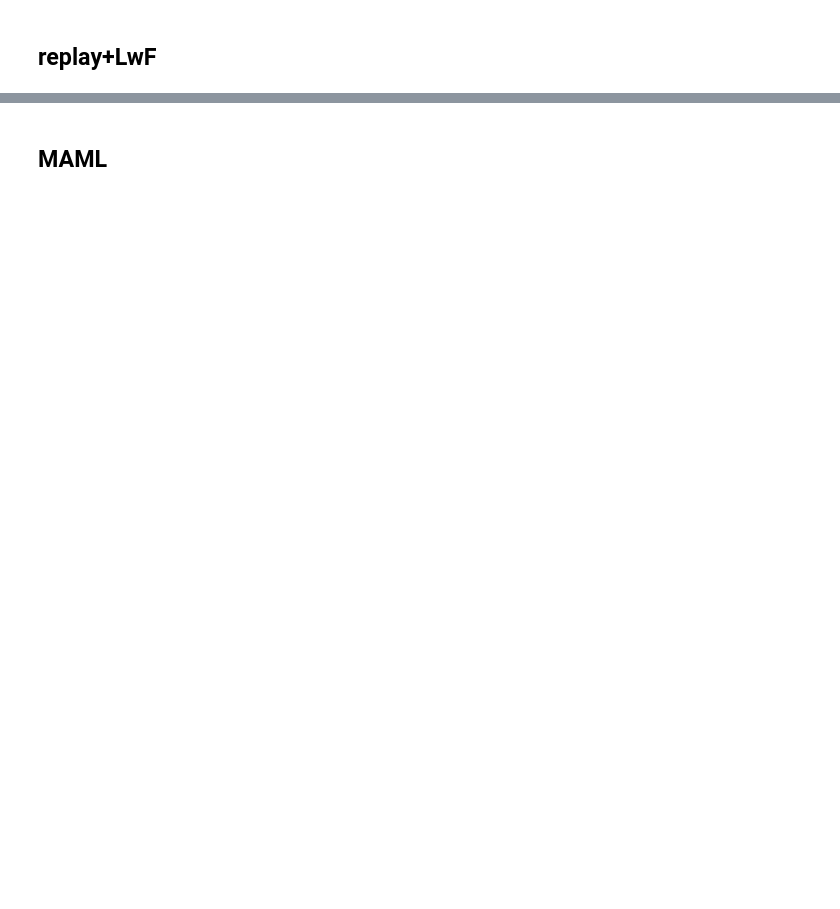
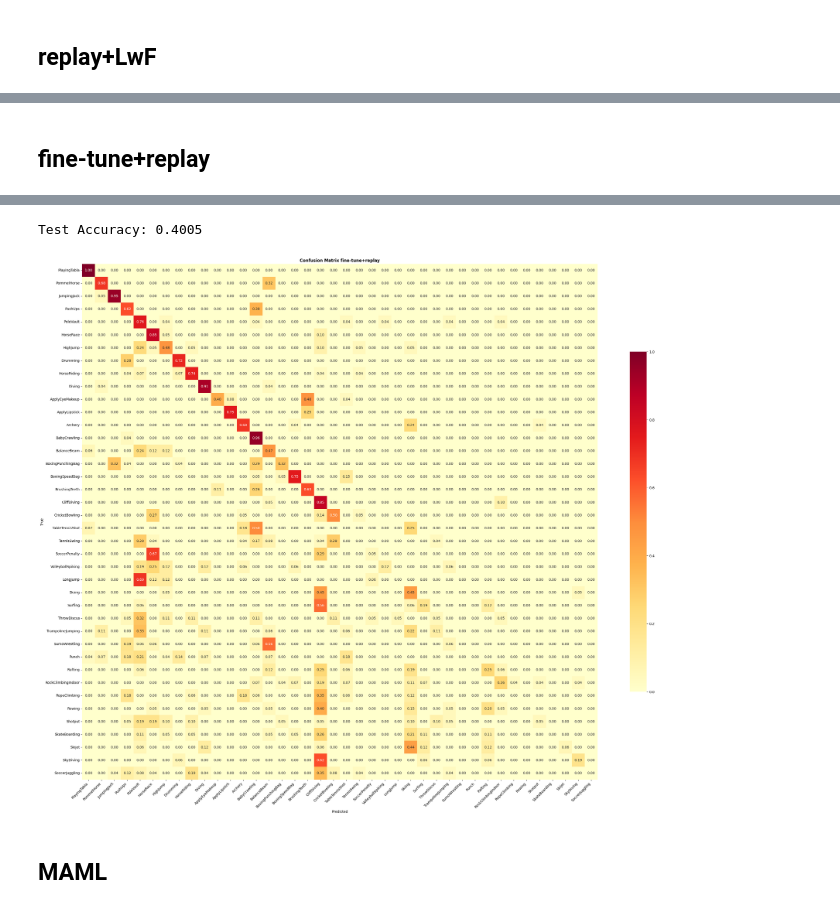
Before and after one commit to silvergjeka22/Unified-Lifelong-Action-Learning, a Jupyter notebook: notebooks/study/5_maml/meta_student.ipynb, the cells around one changed output, grey strips where cells are left out. Saved outputs shown, nothing was run; the diff lists cells and outputs as text; code cells hidden in the pictures; blank space fills up the shorter version.

```diff
--- a/notebooks/study/5_maml/meta_student.ipynb
+++ b/notebooks/study/5_maml/meta_student.ipynb
@@ -264,0 +350,19 @@ torch.cuda.empty_cache()
+# %% [markdown]
+## **fine-tune+replay**
+# %%
+set_seed(cfg.SEED)
+m, new_acc, base_acc, nc, bc = adapt_and_eval(copy.deepcopy(ft_model), main_loader, base_test_loader,
+                                              exam_test_loader, n_base, n_new, device,
+                                              buffer=base_buffer, teacher=None,
+                                              epochs=ADAPT_EPOCHS, lr=ADAPT_LR, lambda_distill=FAIR_LWF, T=FAIR_T)
+overall = (new_acc * n_new_test + base_acc * n_base_test) / (n_new_test + n_base_test)
+models["fine-tune+replay"] = m
+curves["fine-tune+replay"] = nc
+curves_base["fine-tune+replay"] = bc
+RESULTS.append({"method": "fine-tune+replay", "new_acc": round(new_acc, 3),
+                "base_acc": round(base_acc, 3), "overall_acc": round(overall, 3)})
+print(f"fine-tune+replay: new {new_acc:.3f} | base {base_acc:.3f} | overall {overall:.3f}")
+_, preds, labels = test_model(m, cm_loader, device)
+plot_confusion_matrix(labels, preds, num_classes=n_base + n_new, classes_list=cm_classes, name="fine-tune+replay")
+torch.cuda.empty_cache()
+# %% [output]
@@ -265,3 +373,5 @@ torch.cuda.empty_cache()
+Test Accuracy: 0.4005
+[figure, added]
 # %% [markdown]
 ## **MAML**
 # %%
```
Also changed, not shown: parts of 30 cells of this notebook.
